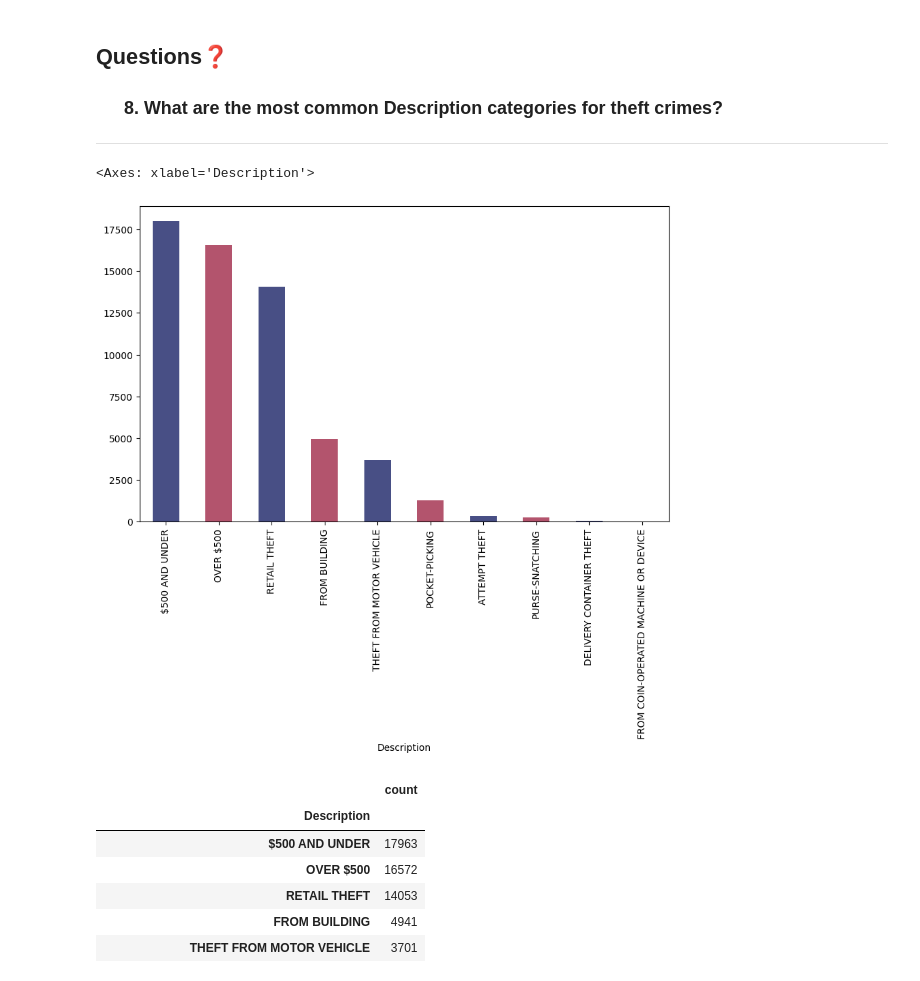
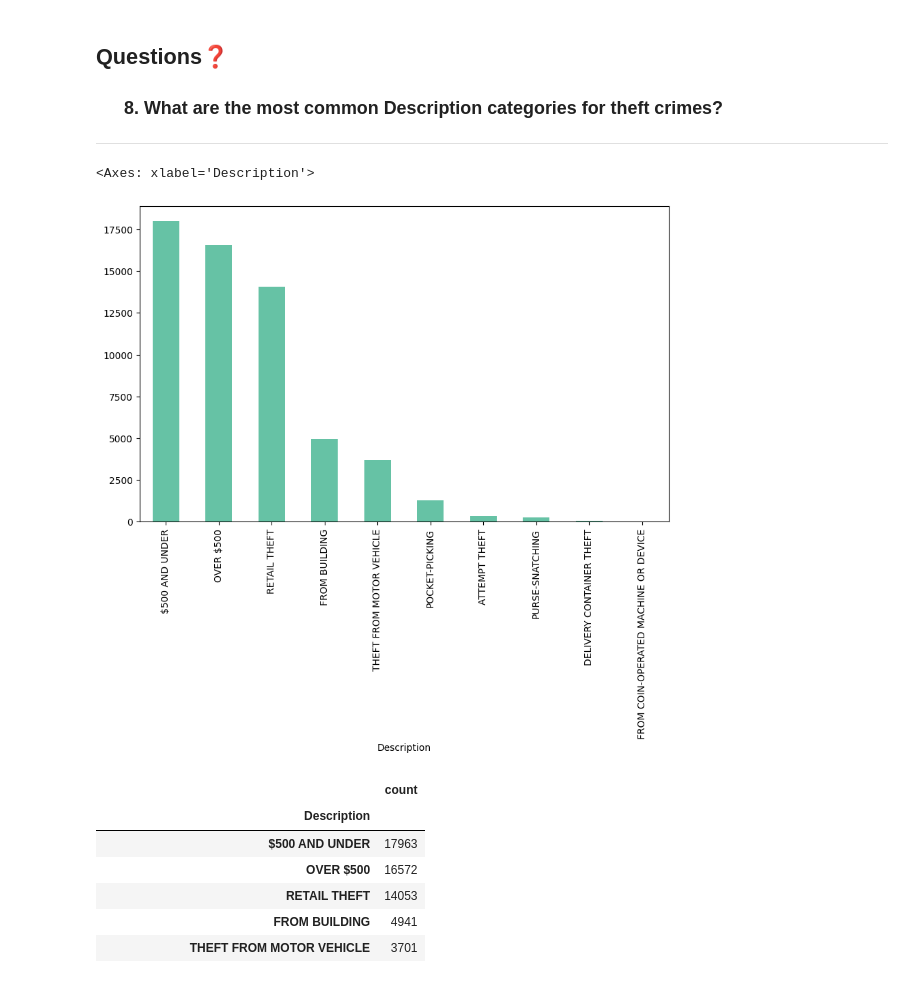
Before and after one commit to Jon-markus/ELEC03_DeVilla_HANDS_ON_MIDTERM, a Jupyter notebook: MidTerm Hands_On_De Villa.ipynb, the cells around one changed output. Drawn from its saved outputs; the diff is of its cells as text; code cells hidden in the pictures.

```diff
--- a/MidTerm Hands_On_De Villa.ipynb
+++ b/MidTerm Hands_On_De Villa.ipynb
@@ -83,7 +83,6 @@ chicago_crimes['Location Description'] = chicago_crimes['Location Description'].
 chicago_crimes['Updated On'] = chicago_crimes['Updated On'].astype('category')
 chicago_crimes['Month'] = chicago_crimes['Month'].astype('category')
 chicago_crimes['Day'] = chicago_crimes['Day'].astype('category')
-chicago_crimes['Time'] = chicago_crimes['Time'].astype('category')
 chicago_crimes['DayOfWeek'] = chicago_crimes['DayOfWeek'].astype('category')
 chicago_crimes['Date_Year'] = chicago_crimes['Date_Year'].astype('category')
 
@@ -438,10 +436,10 @@ Theft_arrests_2024
 # %%
 theft_description = chicago_crimes[chicago_crimes['Primary Type'] == "THEFT"]
 
-theft_description['Description'].value_counts().head(10).plot(kind='bar',figsize=(10,6), color = ["#484f85", "#b3546d"])
+theft_description['Description'].value_counts().head(10).plot(kind='bar',figsize=(10,6), colormap= 'Set2')
 # %% [output]
 <Axes: xlabel='Description'>
-[figure, old version]
+[figure, new version]
 # %%
 theft_description['Description'].value_counts().head(10)
 # %% [output]
```
Also changed, not shown: parts of 28 cells of this notebook.
